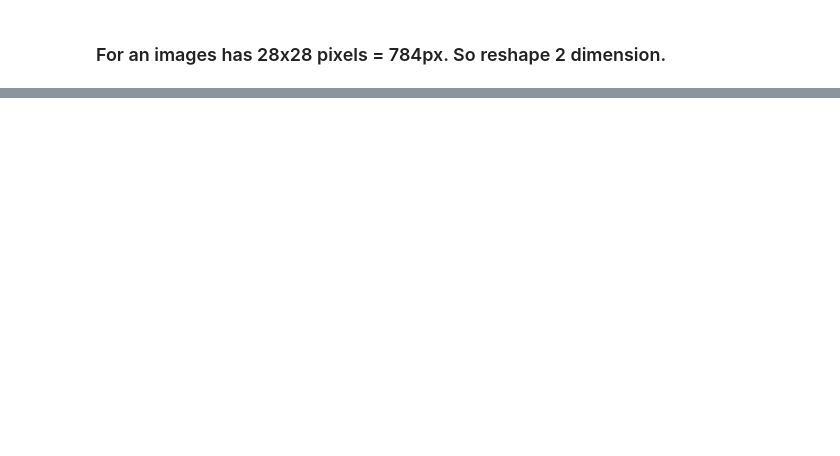
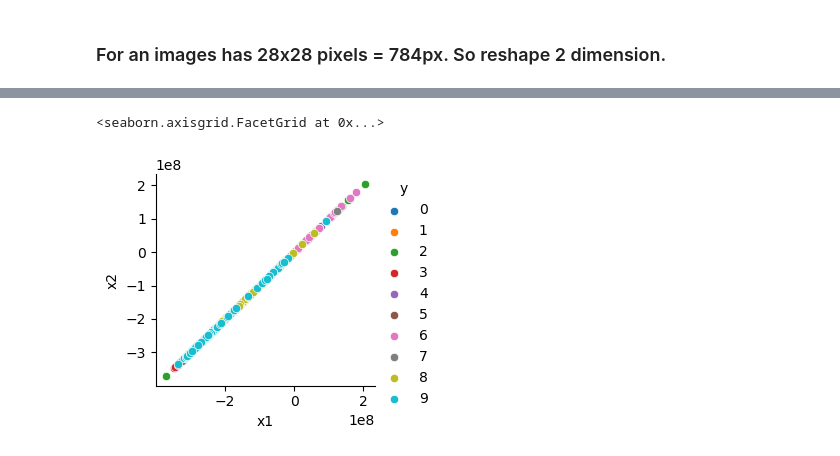
Before and after one commit to mehmet-ercan/MachineLearning, a Jupyter notebook: HW3/HW3_AKCAN_ERCAN_244201001033.ipynb, the cells around one changed output, grey strips where cells are left out. Drawn from its saved outputs; the diff is of its cells as text; code cells hidden in the pictures; blank space fills up the shorter version.

```diff
--- a/HW3/HW3_AKCAN_ERCAN_244201001033.ipynb
+++ b/HW3/HW3_AKCAN_ERCAN_244201001033.ipynb
@@ -15,6 +17,7 @@ warnings.filterwarnings('ignore')
 
 idx = np.random.permutation(len(X_train))  # Get a portion of the data with random
 X_train_subset = X_train[idx][:1000]
+y_train_subset = y_train[idx][:1000]
 # %%
 print('MNIST Dataset Shape:\n')
 print('X_train: ' + str(X_train.shape))
@@ -101,0 +104,7 @@ plt.show()
+# %%
+graphics = (sns.FacetGrid(reducedData, hue='y'))
+graphics.map(sns.scatterplot, 'x1', 'x2')
+graphics.add_legend()
+# %% [output]
+<seaborn.axisgrid.FacetGrid at 0x...>
+[figure, added]
```
Also changed, not shown: parts of 12 cells of this notebook, 1 other file.
